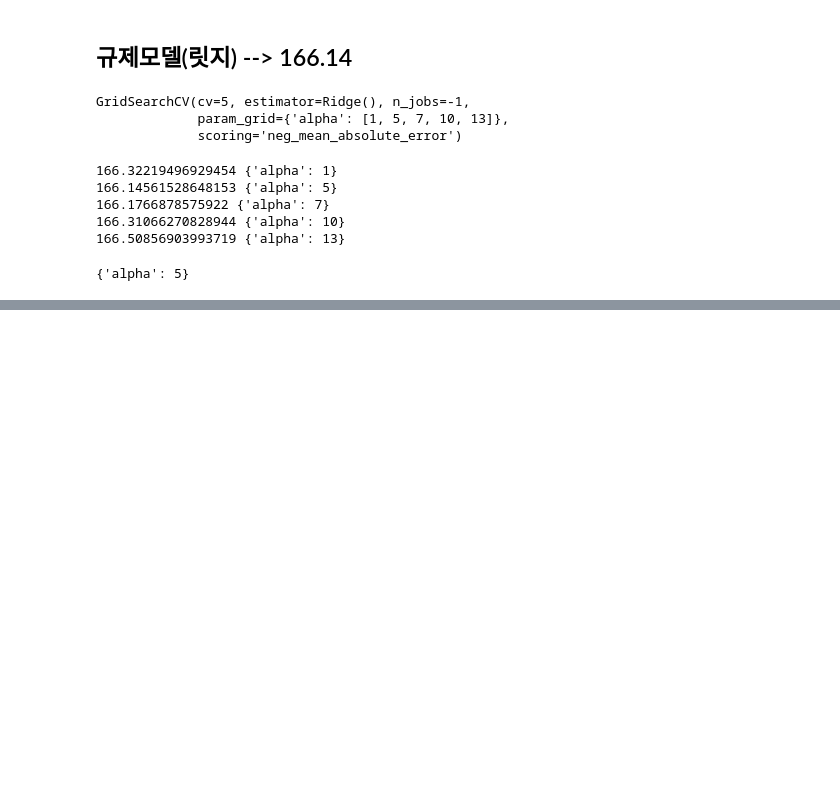
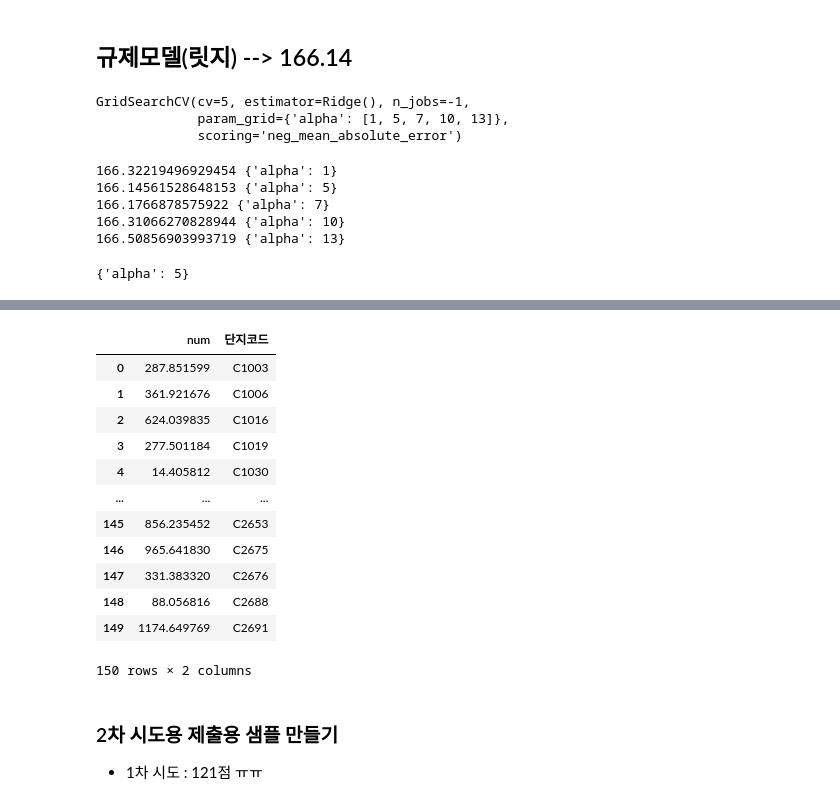
Before and after one commit to kkkkyoung/parking_project, a Jupyter notebook: 주차수요 예측.ipynb, the cells around one changed output, grey strips where cells are left out. Cells and saved outputs as stored; diff of their text form; code cells hidden in the pictures; blank space fills up the shorter version.

```diff
--- a/주차수요 예측.ipynb
+++ b/주차수요 예측.ipynb
@@ -1328,0 +1462,18 @@ samples.to_csv('1번시도.csv', index=False)
+# %%
+# merge를 위해 단지코드와 y_pred로 이루어진 데이터프레임을 생성
+test_group_code_y2 = pd.DataFrame({'num':test_group_2['y_pred_2'].values,'단지코드':test_group_2.index})
+test_group_code_y2
+# %% [output]
+|  | num | 단지코드 |
+| 0 | 287.851599 | C1003 |
+| 1 | 361.921676 | C1006 |
+| 2 | 624.039835 | C1016 |
+| 3 | 277.501184 | C1019 |
+| 4 | 14.405812 | C1030 |
+| ... | ... | ... |
+| 145 | 856.235452 | C2653 |
+| 146 | 965.641830 | C2675 |
+| 147 | 331.383320 | C2676 |
+| 148 | 88.056816 | C2688 |
+| 149 | 1174.649769 | C2691 |
+150 rows × 2 columns
@@ -1328,0 +1483,4 @@ samples.to_csv('1번시도.csv', index=False)
+# %% [markdown]
+### 2차 시도용 제출용 샘플 만들기
+
+- 1차 시도 : 121점 ㅠㅠ
```
Also changed, not shown: parts of 161 cells of this notebook.
